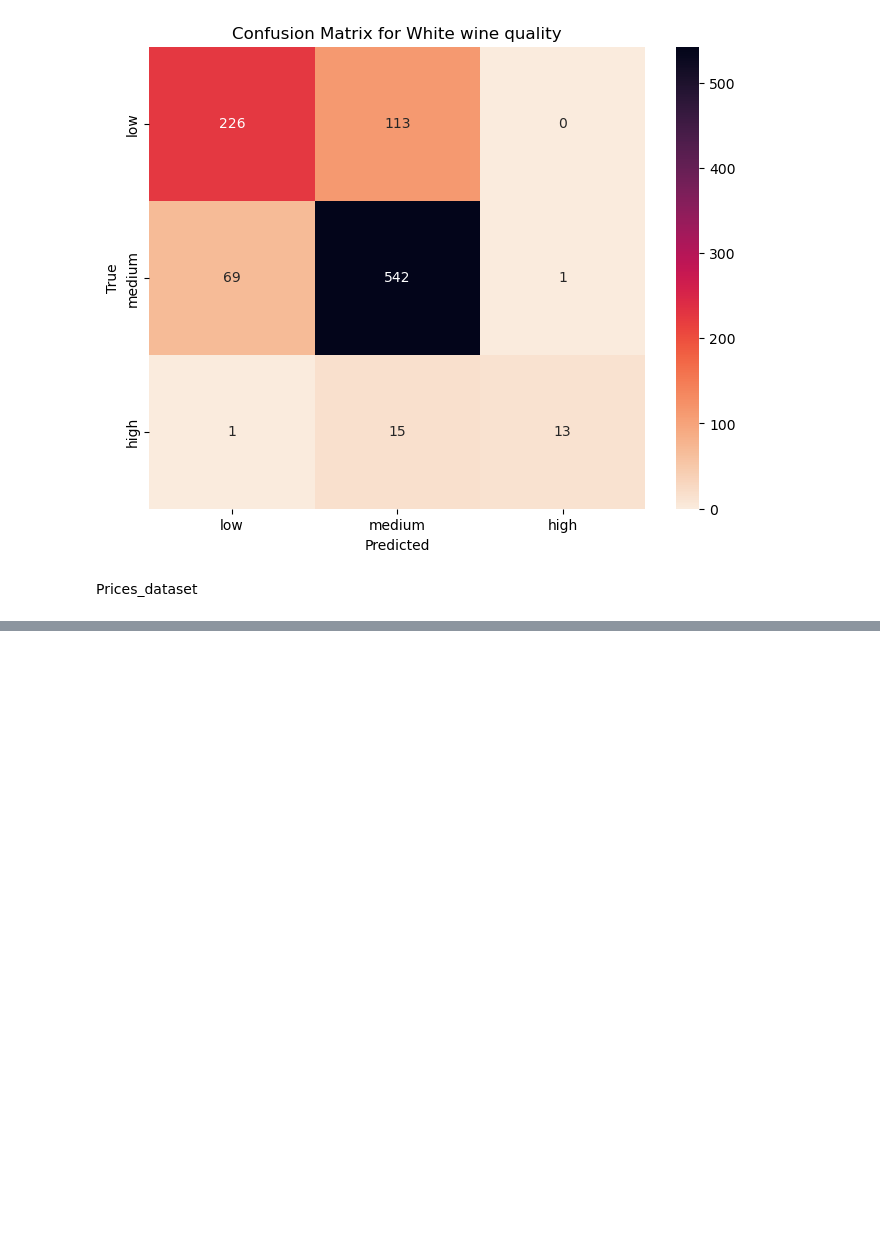
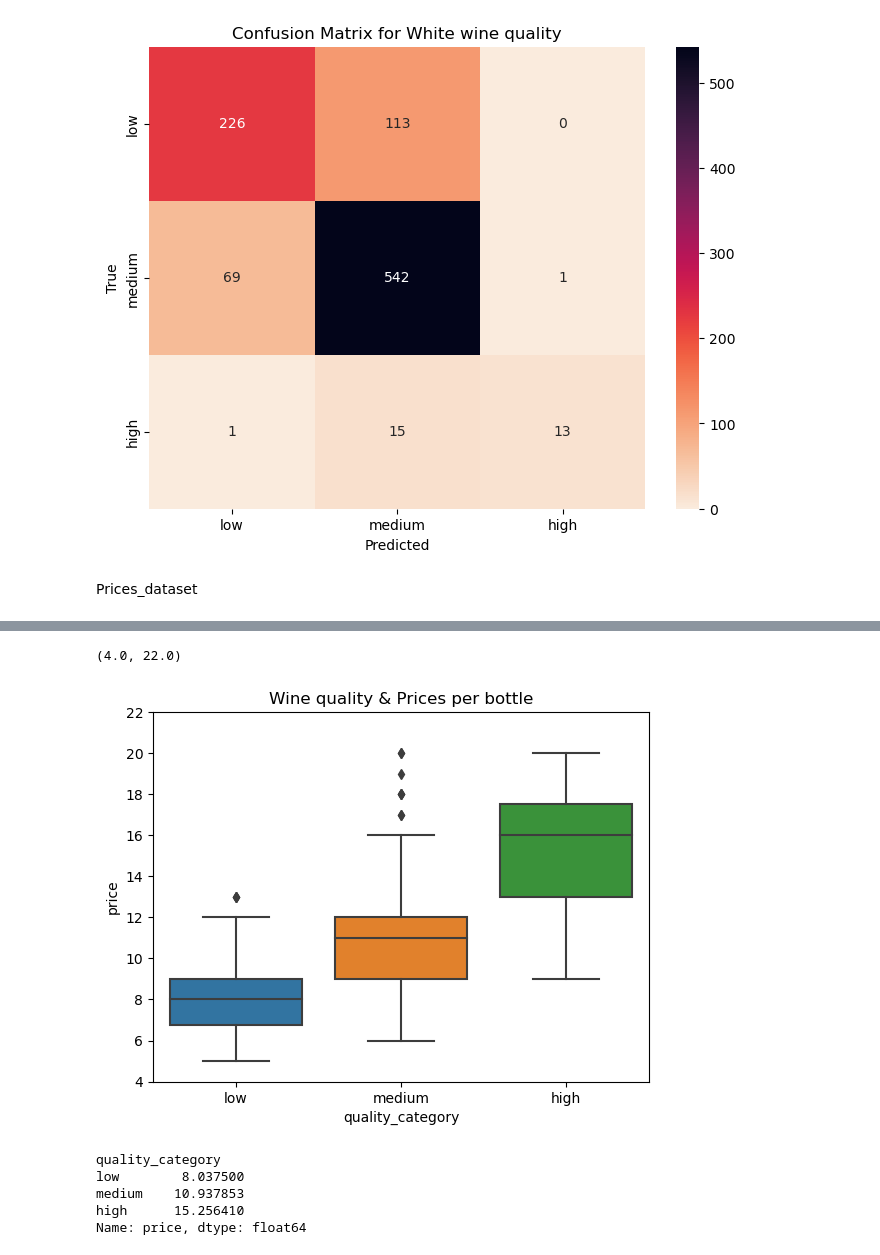
Before and after one commit to novik2713/CAB_Winery_Project, a Jupyter notebook: winery_ml.ipynb, the cells around one changed output, grey strips where cells are left out. Cells and saved outputs as stored; diff of their text form; code cells hidden in the pictures; blank space fills up the shorter version.

```diff
--- a/winery_ml.ipynb
+++ b/winery_ml.ipynb
@@ -704,0 +861,16 @@ Prices_dataset
+# %%
+sns.boxplot(data=pp, x='quality_category', y='price')
+plt.title("Wine quality & Prices per bottle")
+plt.ylim(4, 22)
+# %% [output]
+(4.0, 22.0)
+[figure, added]
+# %%
+category_prices = pp.groupby('quality_category')['price']
+display(category_prices.mean())
+# %% [output]
+quality_category
+low        8.037500
+medium    10.937853
+high      15.256410
+Name: price, dtype: float64
```
Also changed, not shown: parts of 19 cells of this notebook.
